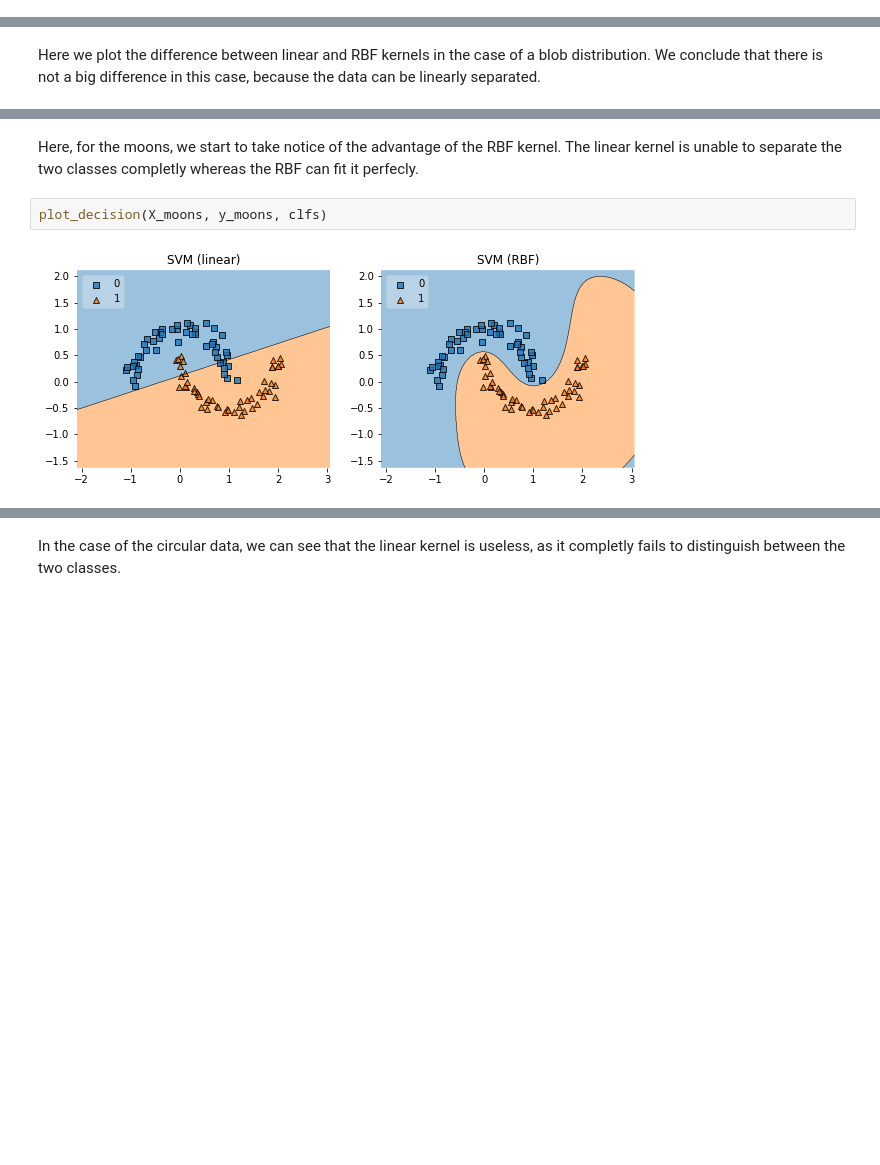
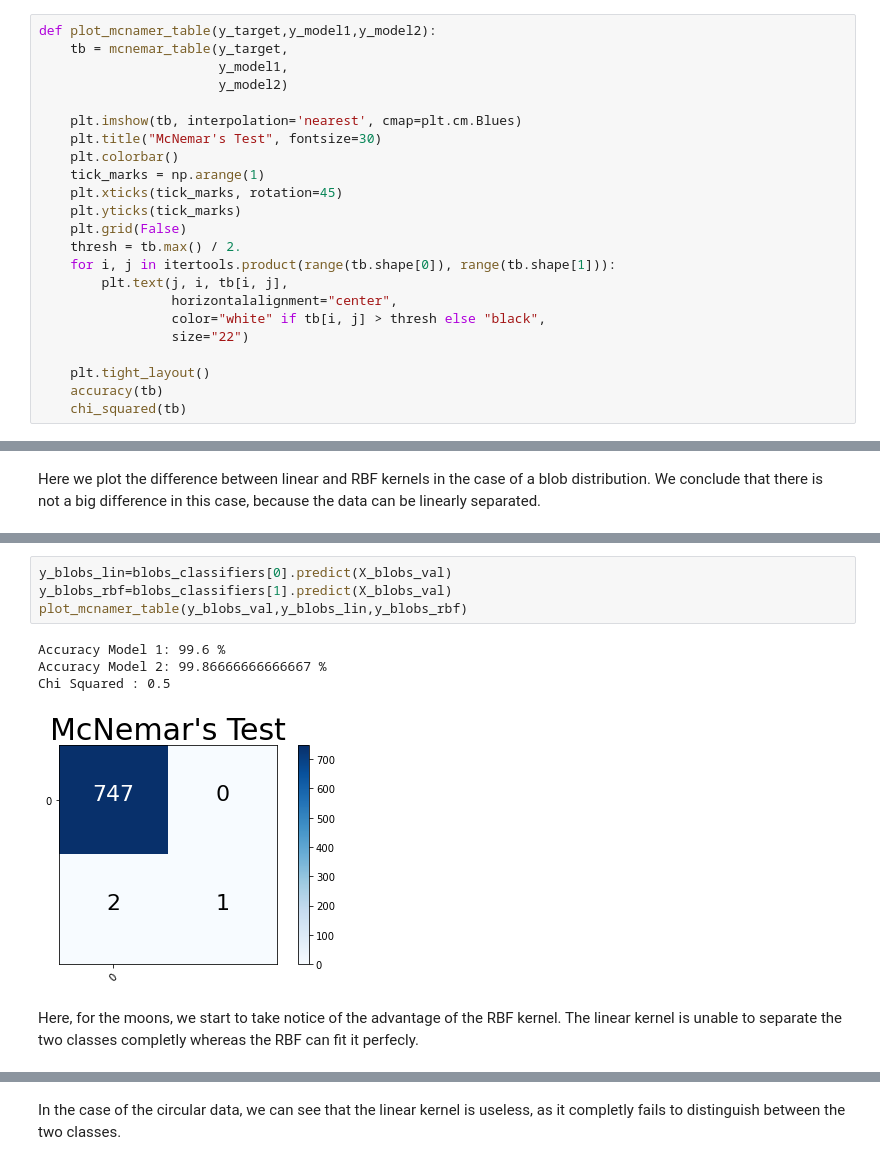
Before and after one commit to xaviersantos/dm, a Jupyter notebook: tpc4/tpc4.ipynb, the cells around one changed output, grey strips where cells are left out. Cells and saved outputs as stored; diff of their text form; blank space fills up the shorter version.

```diff
--- a/tpc4/tpc4.ipynb
+++ b/tpc4/tpc4.ipynb
@@ -82,0 +121,23 @@ def plot_decision(X, y, clfs):
+# %%
+def plot_mcnamer_table(y_target,y_model1,y_model2):
+    tb = mcnemar_table(y_target,
+                       y_model1,
+                       y_model2)
+
+    plt.imshow(tb, interpolation='nearest', cmap=plt.cm.Blues)
+    plt.title("McNemar's Test", fontsize=30)
+    plt.colorbar()
+    tick_marks = np.arange(1)
+    plt.xticks(tick_marks, rotation=45)
+    plt.yticks(tick_marks)
+    plt.grid(False)
+    thresh = tb.max() / 2.
+    for i, j in itertools.product(range(tb.shape[0]), range(tb.shape[1])):
+        plt.text(j, i, tb[i, j],
+                 horizontalalignment="center",
+                 color="white" if tb[i, j] > thresh else "black",
+                 size="22")
+
+    plt.tight_layout()
+    accuracy(tb)
+    chi_squared(tb)
@@ -89,6 +170,11 @@ plot_decision(X_blobs, y_blobs, clfs)
+# %%
+y_blobs_lin=blobs_classifiers[0].predict(X_blobs_val)
+y_blobs_rbf=blobs_classifiers[1].predict(X_blobs_val)
+plot_mcnamer_table(y_blobs_val,y_blobs_lin,y_blobs_rbf)
+# %% [output]
+Accuracy Model 1: 99.6 %
+Accuracy Model 2: 99.86666666666667 %
+Chi Squared : 0.5
+[figure, added]
 # %% [markdown]
 Here, for the moons, we start to take notice of the advantage of the RBF kernel. The linear kernel is unable to separate the two classes completly whereas the RBF can fit it perfecly.
-# %%
-plot_decision(X_moons, y_moons, clfs)
-# %% [output]
-[figure, removed]
```
Also changed, not shown: parts of 24 cells of this notebook.
